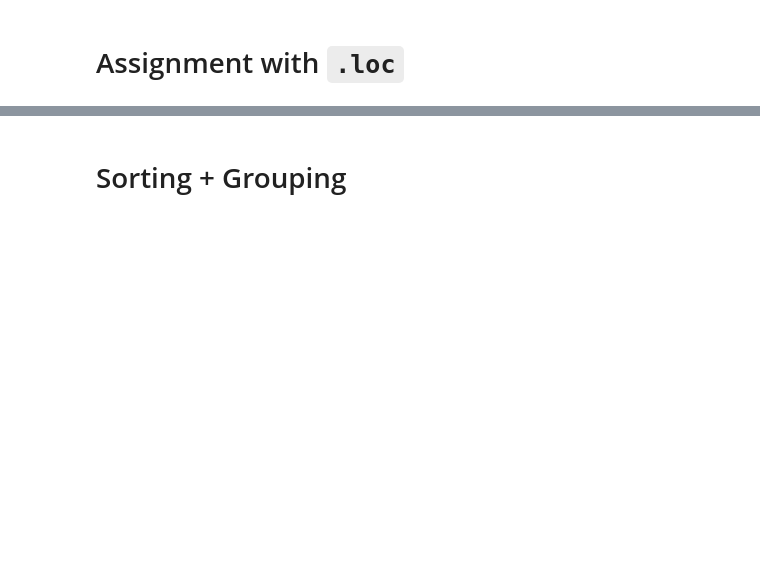
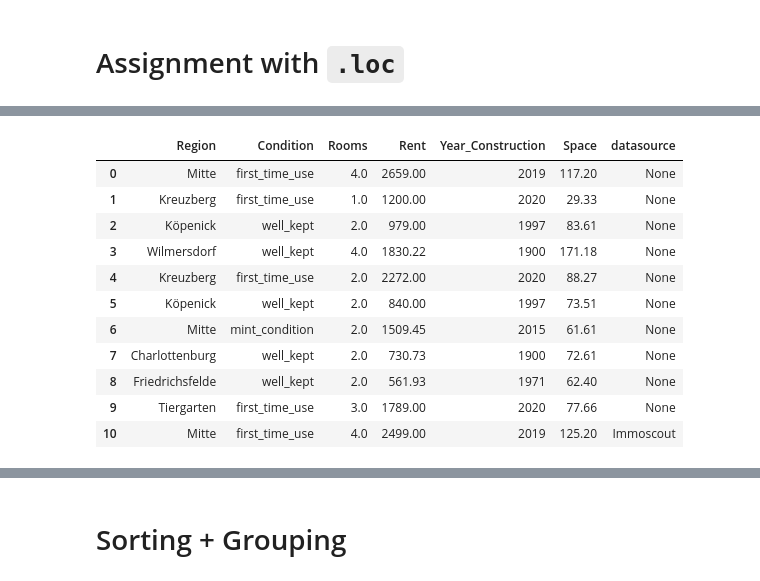
Before and after one commit to prisilveira/Redi, a Jupyter notebook: Introduction_to_Pandas_Homework.ipynb, the cells around one changed output, grey strips where cells are left out. Drawn from its saved outputs; the diff is of its cells as text; code cells hidden in the pictures; blank space fills up the shorter version.

```diff
--- a/Introduction_to_Pandas_Homework.ipynb
+++ b/Introduction_to_Pandas_Homework.ipynb
@@ -188,3 +385,5 @@ rentals_shuffled.head(10)
 # Assignment with `.loc`
 # %%
 # Create a new column `datasource`. Assign the constant value 'Immoscout' to each row of that column
+rentals['datasource']='Immoscout'
+rentals.head()
@@ -191,4 +397,19 @@ rentals_shuffled.head(10)
 # %%
 # Change the assignment, such that only the first 10 rows have this value, the rest None
+rentals.loc[:9,'datasource']='None'
+rentals.head(11)
+# %% [output]
+|  | Region | Condition | Rooms | Rent | Year_Construction | Space | datasource |
+| 0 | Mitte | first_time_use | 4.0 | 2659.00 | 2019 | 117.20 | None |
+| 1 | Kreuzberg | first_time_use | 1.0 | 1200.00 | 2020 | 29.33 | None |
+| 2 | Köpenick | well_kept | 2.0 | 979.00 | 1997 | 83.61 | None |
+| 3 | Wilmersdorf | well_kept | 4.0 | 1830.22 | 1900 | 171.18 | None |
+| 4 | Kreuzberg | first_time_use | 2.0 | 2272.00 | 2020 | 88.27 | None |
+| 5 | Köpenick | well_kept | 2.0 | 840.00 | 1997 | 73.51 | None |
+| 6 | Mitte | mint_condition | 2.0 | 1509.45 | 2015 | 61.61 | None |
+| 7 | Charlottenburg | well_kept | 2.0 | 730.73 | 1900 | 72.61 | None |
+| 8 | Friedrichsfelde | well_kept | 2.0 | 561.93 | 1971 | 62.40 | None |
+| 9 | Tiergarten | first_time_use | 3.0 | 1789.00 | 2020 | 77.66 | None |
+| 10 | Mitte | first_time_use | 4.0 | 2499.00 | 2019 | 125.20 | Immoscout |
 # %%
 # Change the assignment, such that only rentals from 'Mitte' have this value
```
Also changed, not shown: parts of 53 cells of this notebook.
